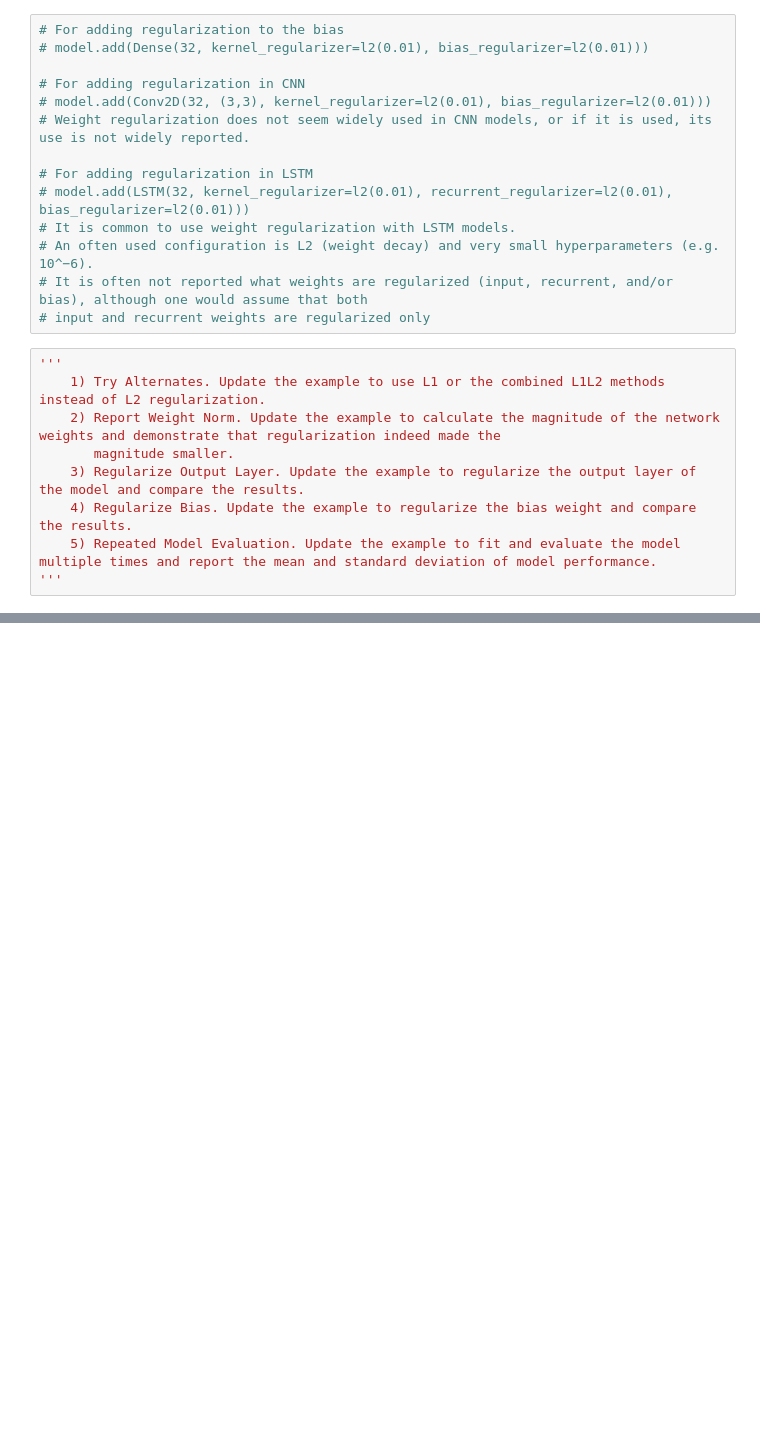
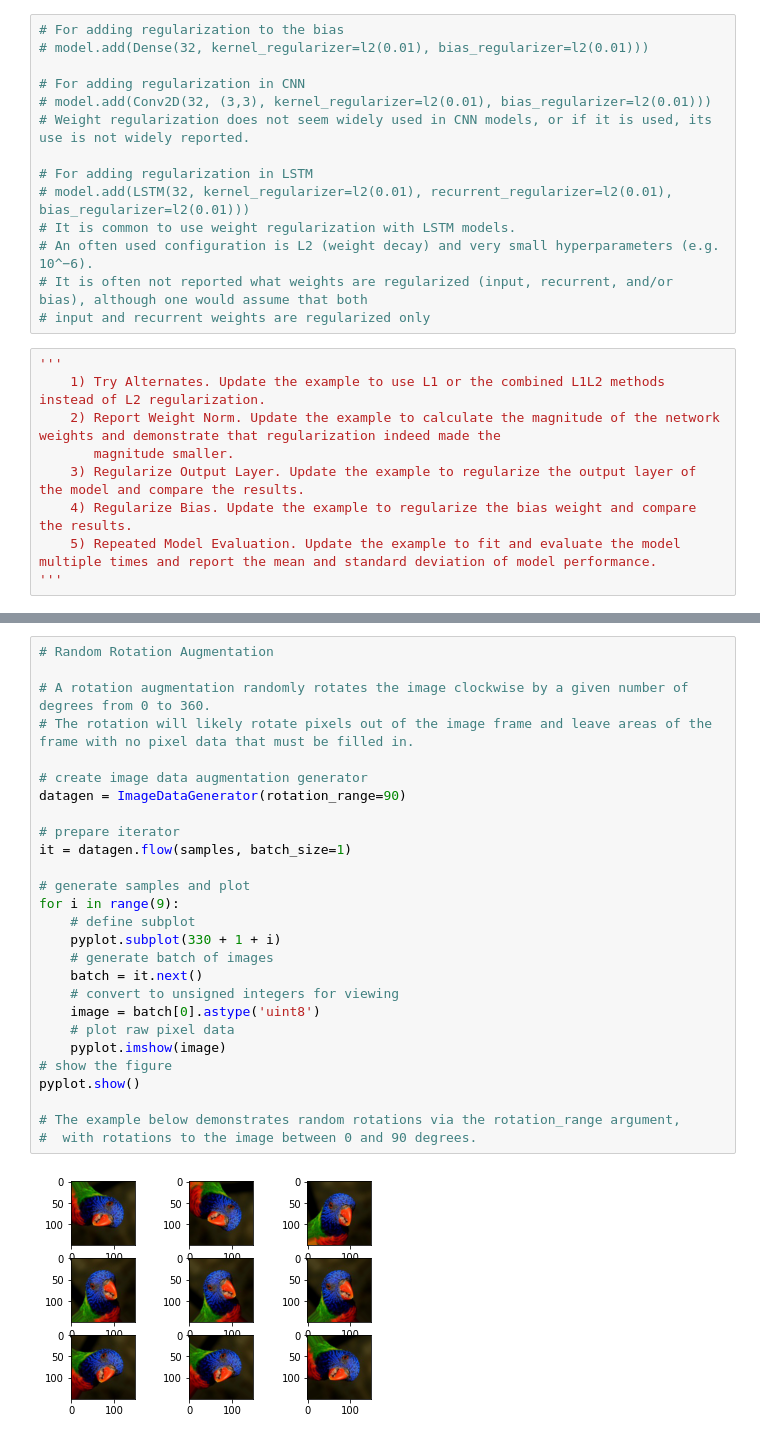
Before and after one commit to mahesh-keswani/ML-DL-FromBasicsToAdvance, a Jupyter notebook: keras_examples/RegularizationForANN_CNN_RNN.ipynb, the cells around one changed output, grey strips where cells are left out. Saved outputs shown, nothing was run; the diff lists cells and outputs as text; blank space fills up the shorter version.

```diff
--- a/keras_examples/RegularizationForANN_CNN_RNN.ipynb
+++ b/keras_examples/RegularizationForANN_CNN_RNN.ipynb
@@ -131,0 +285,29 @@ plt.legend();
+# %%
+# Random Rotation Augmentation
+
+# A rotation augmentation randomly rotates the image clockwise by a given number of degrees from 0 to 360.
+# The rotation will likely rotate pixels out of the image frame and leave areas of the frame with no pixel data that must be filled in.
+
+# create image data augmentation generator
+datagen = ImageDataGenerator(rotation_range=90)
+
+# prepare iterator
+it = datagen.flow(samples, batch_size=1)
+
+# generate samples and plot
+for i in range(9):
+	# define subplot
+	pyplot.subplot(330 + 1 + i)
+	# generate batch of images
+	batch = it.next()
+	# convert to unsigned integers for viewing
+	image = batch[0].astype('uint8')
+	# plot raw pixel data
+	pyplot.imshow(image)
+# show the figure
+pyplot.show()
+
+# The example below demonstrates random rotations via the rotation_range argument,
+#  with rotations to the image between 0 and 90 degrees.
+# %% [output]
+[figure, added]
```
Also changed, not shown: parts of 13 cells of this notebook.
